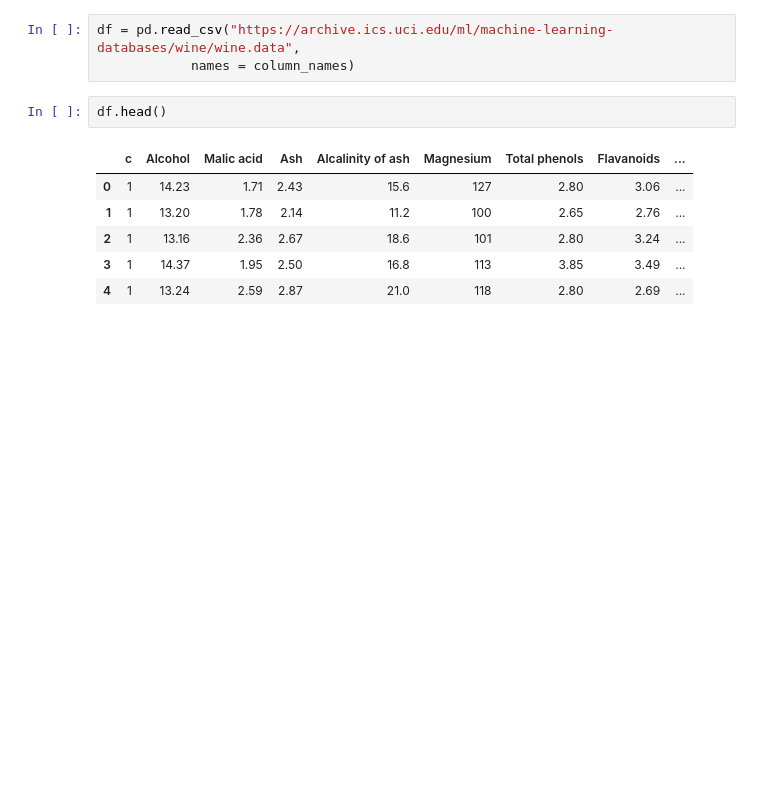
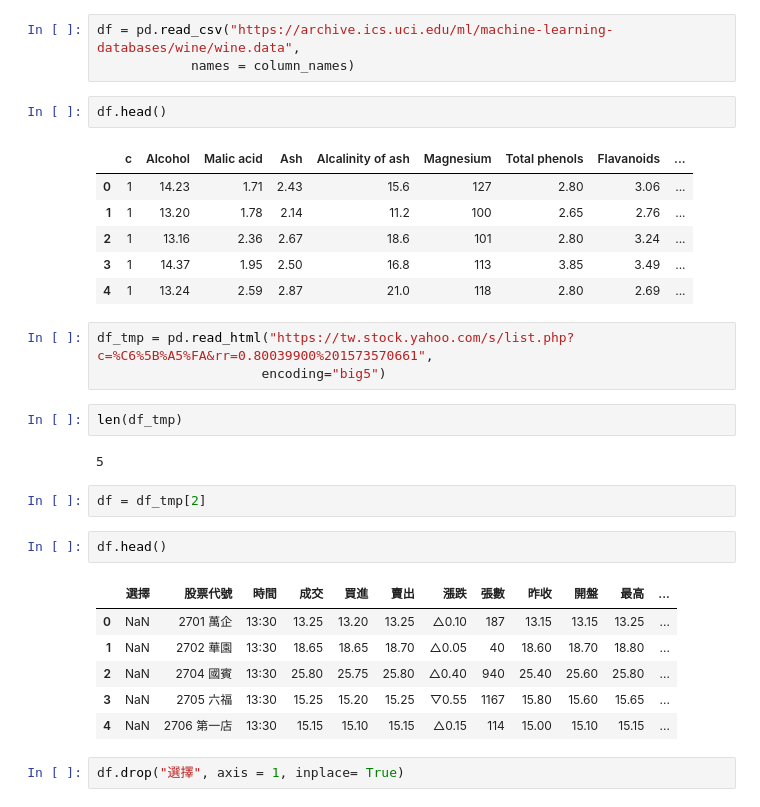
Before and after one commit to sinyinglee/Pyclass-2019-, a Jupyter notebook: 作業/1030上課.ipynb, the cells around one changed output. Saved outputs shown, nothing was run; the diff lists cells and outputs as text; blank space fills up the shorter version.

```diff
--- a/1030上課.ipynb
+++ b/作業/1030上課.ipynb
@@ -460,3 +459,23 @@ df.head()
 | 2 | 1 | 13.16 | 2.36 | 2.67 | 18.6 | 101 | 2.80 | 3.24 | ... |
 | 3 | 1 | 14.37 | 1.95 | 2.50 | 16.8 | 113 | 3.85 | 3.49 | ... |
 | 4 | 1 | 13.24 | 2.59 | 2.87 | 21.0 | 118 | 2.80 | 2.69 | ... |
+# %%
+df_tmp = pd.read_html("https://tw.stock.yahoo.com/s/list.php?c=%C6%5B%A5%FA&rr=0.80039900%201573570661",
+                     encoding="big5")
+# %%
+len(df_tmp)
+# %% [output]
+5
+# %%
+df = df_tmp[2]
+# %%
+df.head()
+# %% [output]
+|  | 選擇 | 股票代號 | 時間 | 成交 | 買進 | 賣出 | 漲跌 | 張數 | 昨收 | 開盤 | 最高 | ... |
+| 0 | NaN | 2701 萬企 | 13:30 | 13.25 | 13.20 | 13.25 | △0.10 | 187 | 13.15 | 13.15 | 13.25 | ... |
+| 1 | NaN | 2702 華園 | 13:30 | 18.65 | 18.65 | 18.70 | △0.05 | 40 | 18.60 | 18.70 | 18.80 | ... |
+| 2 | NaN | 2704 國賓 | 13:30 | 25.80 | 25.75 | 25.80 | △0.40 | 940 | 25.40 | 25.60 | 25.80 | ... |
+| 3 | NaN | 2705 六福 | 13:30 | 15.25 | 15.20 | 15.25 | ▽0.55 | 1167 | 15.80 | 15.60 | 15.65 | ... |
+| 4 | NaN | 2706 第一店 | 13:30 | 15.15 | 15.10 | 15.15 | △0.15 | 114 | 15.00 | 15.10 | 15.15 | ... |
+# %%
+df.drop("選擇", axis = 1, inplace= True)
```
Also changed, not shown: parts of 4 cells of this notebook, 18 other files.
